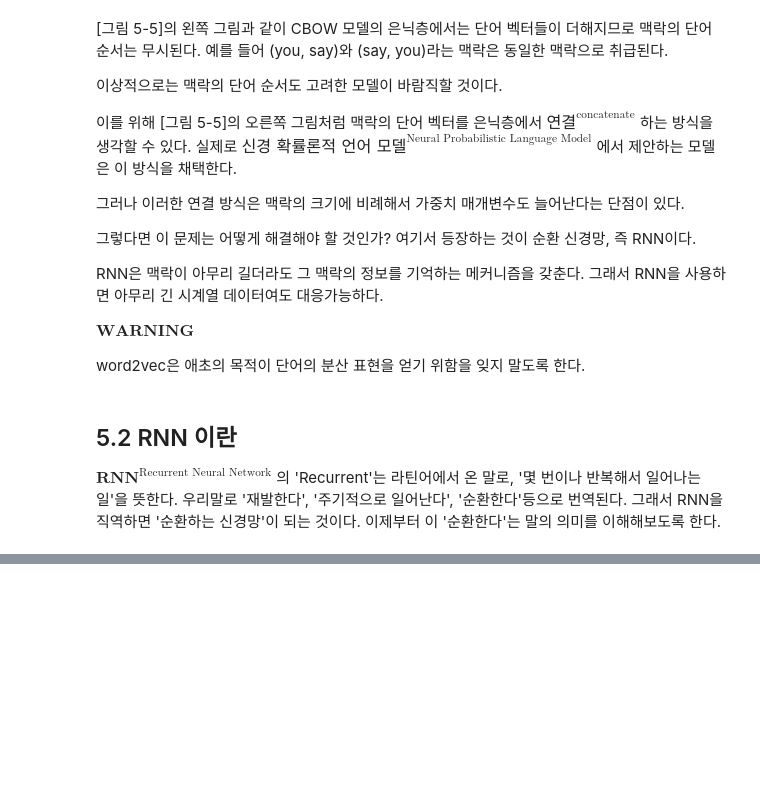
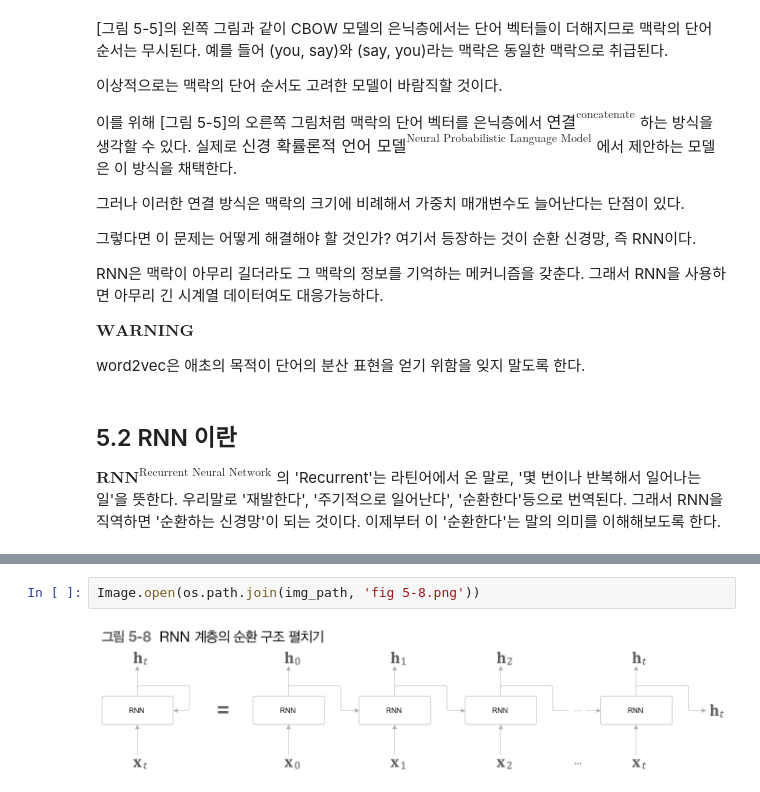
Before and after one commit to SeungChanBaek-stat/self_study, a Jupyter notebook: deep_learning_from_scratch/book_2/chapter05/chapter05.ipynb, the cells around one changed output, grey strips where cells are left out. Saved outputs shown, nothing was run; the diff lists cells and outputs as text; blank space fills up the shorter version.

```diff
--- a/deep_learning_from_scratch/book_2/chapter05/chapter05.ipynb
+++ b/deep_learning_from_scratch/book_2/chapter05/chapter05.ipynb
@@ -185,0 +231,4 @@ $\textbf{RNN}^{\text{Recurrent Neural Network}}$ 의 'Recurrent'는 라틴어에
+# %%
+Image.open(os.path.join(img_path, 'fig 5-8.png'))
+# %% [output]
+[figure, added]
```
Also changed, not shown: parts of 104 cells of this notebook, 9 other files.
